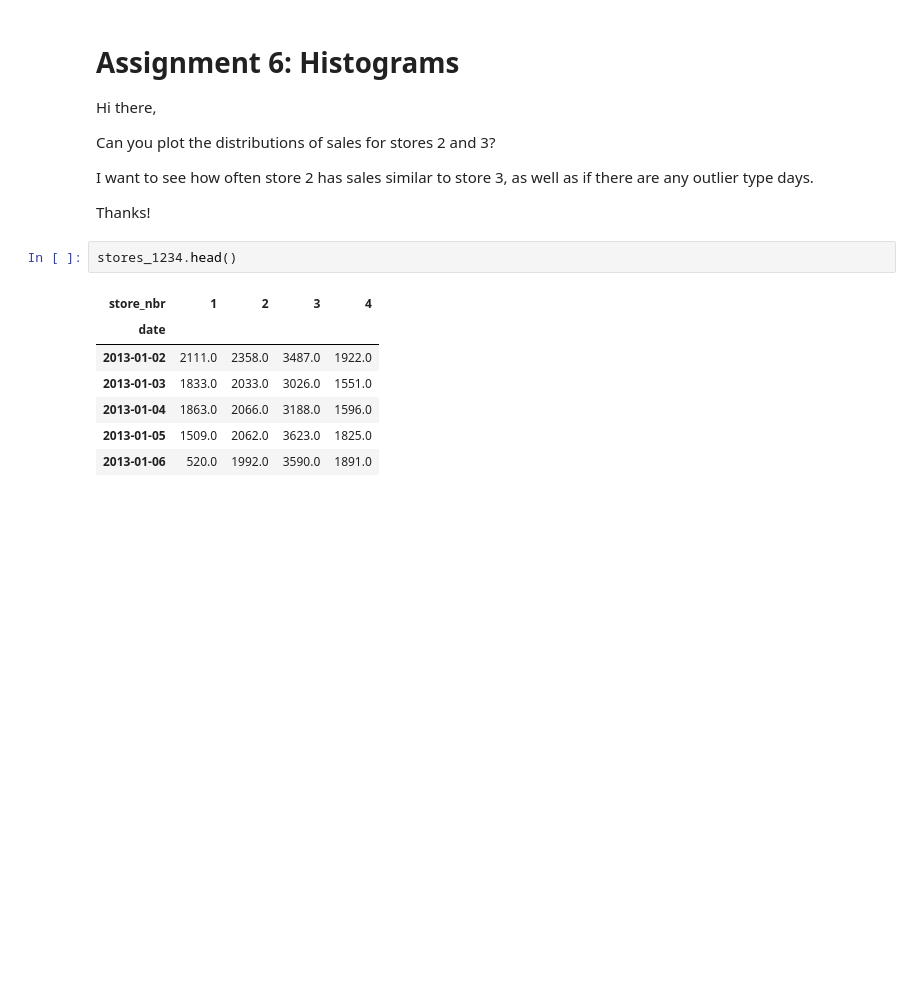
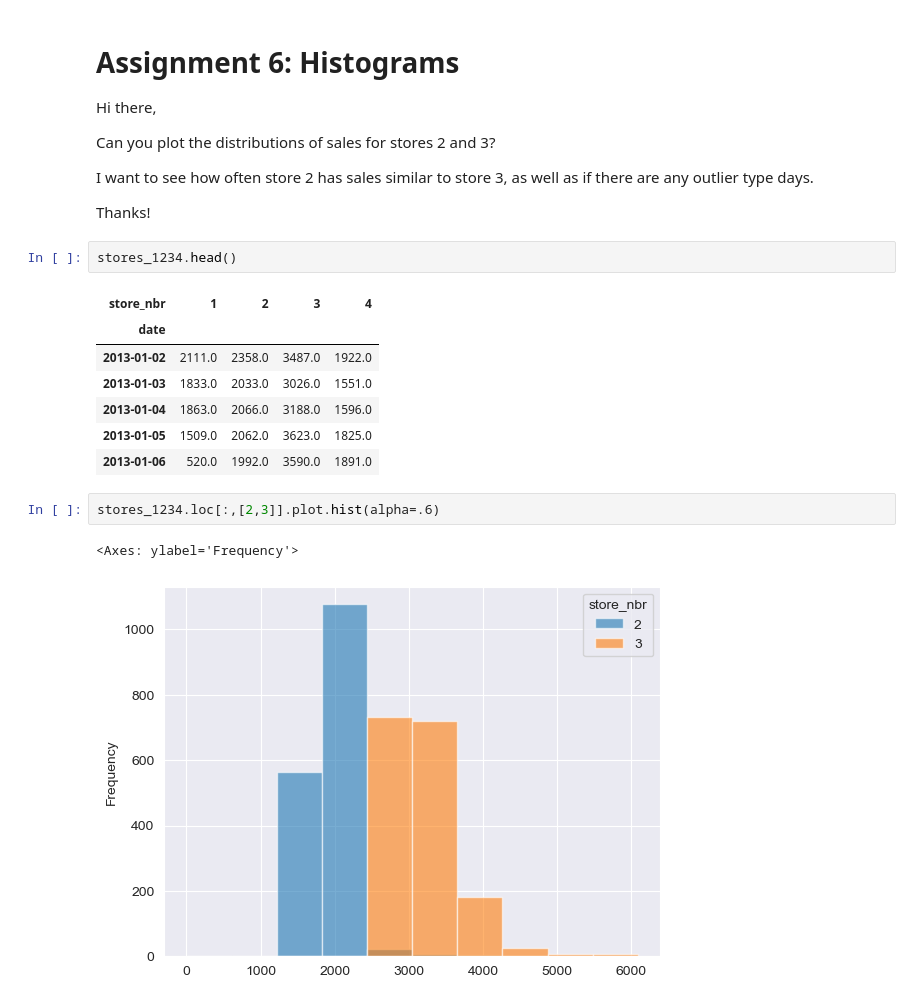
Before and after one commit to amorganhunt/Maven-NumPy-and-Pandas-2, a Jupyter notebook: maven_python_course/data_visualization/section05_data_viz.ipynb, the cells around one changed output. Drawn from its saved outputs; the diff is of its cells as text; blank space fills up the shorter version.

Commit message:
histograms

```diff
--- a/maven_python_course/data_visualization/section05_data_viz.ipynb
+++ b/maven_python_course/data_visualization/section05_data_viz.ipynb
@@ -259,3 +259,8 @@ stores_1234.head()
 | 2013-01-04 | 1863.0 | 2066.0 | 3188.0 | 1596.0 |
 | 2013-01-05 | 1509.0 | 2062.0 | 3623.0 | 1825.0 |
 | 2013-01-06 | 520.0 | 1992.0 | 3590.0 | 1891.0 |
+# %%
+stores_1234.loc[:,[2,3]].plot.hist(alpha=.6)
+# %% [output]
+<Axes: ylabel='Frequency'>
+[figure, added]
```
Also changed, not shown: 3 other files.
